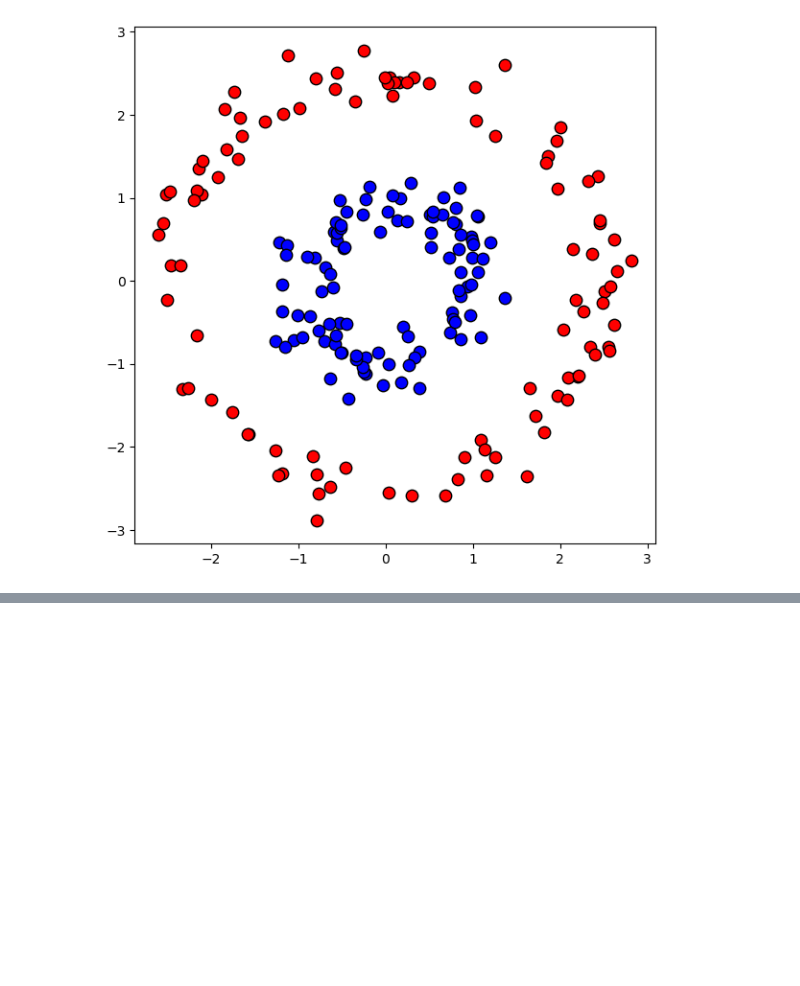
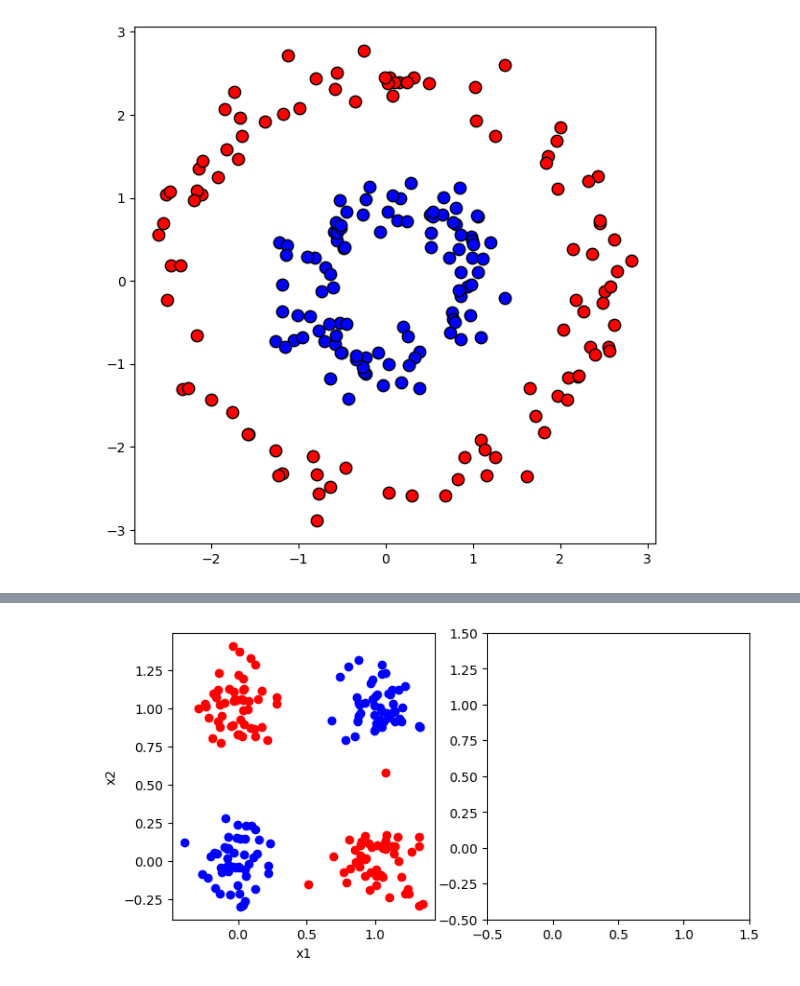
Before and after one commit to Wickstrom/pattern-recognition-handbook, a Jupyter notebook: notebooks/04/neural_networks_1.ipynb, the cells around one changed output, grey strips where cells are left out. Drawn from its saved outputs; the diff is of its cells as text; code cells hidden in the pictures; blank space fills up the shorter version.

```diff
--- a/notebooks/04/neural_networks_1.ipynb
+++ b/notebooks/04/neural_networks_1.ipynb
@@ -54,0 +98,15 @@ plt.show()
+# %%
+plt.figure(figsize=(8, 4))
+plt.subplot(121)
+plt.scatter(X[y == 0, 0], X[y == 0, 1], color='blue', label='Class 0')
+plt.scatter(X[y == 1, 0], X[y == 1, 1], color='red', label='Class 1')
+plt.xlabel('x1')
+plt.ylabel('x2')
+plt.subplot(122)
+plt.ylim(-0.5, 1.5)
+plt.xlim(-0.5, 1.5)
+plt.xlabel('x1')
+plt.ylabel('x2')
+plt.show()
+# %% [output]
+[figure, added]
```
Also changed, not shown: parts of 7 cells of this notebook, 1 other file.
